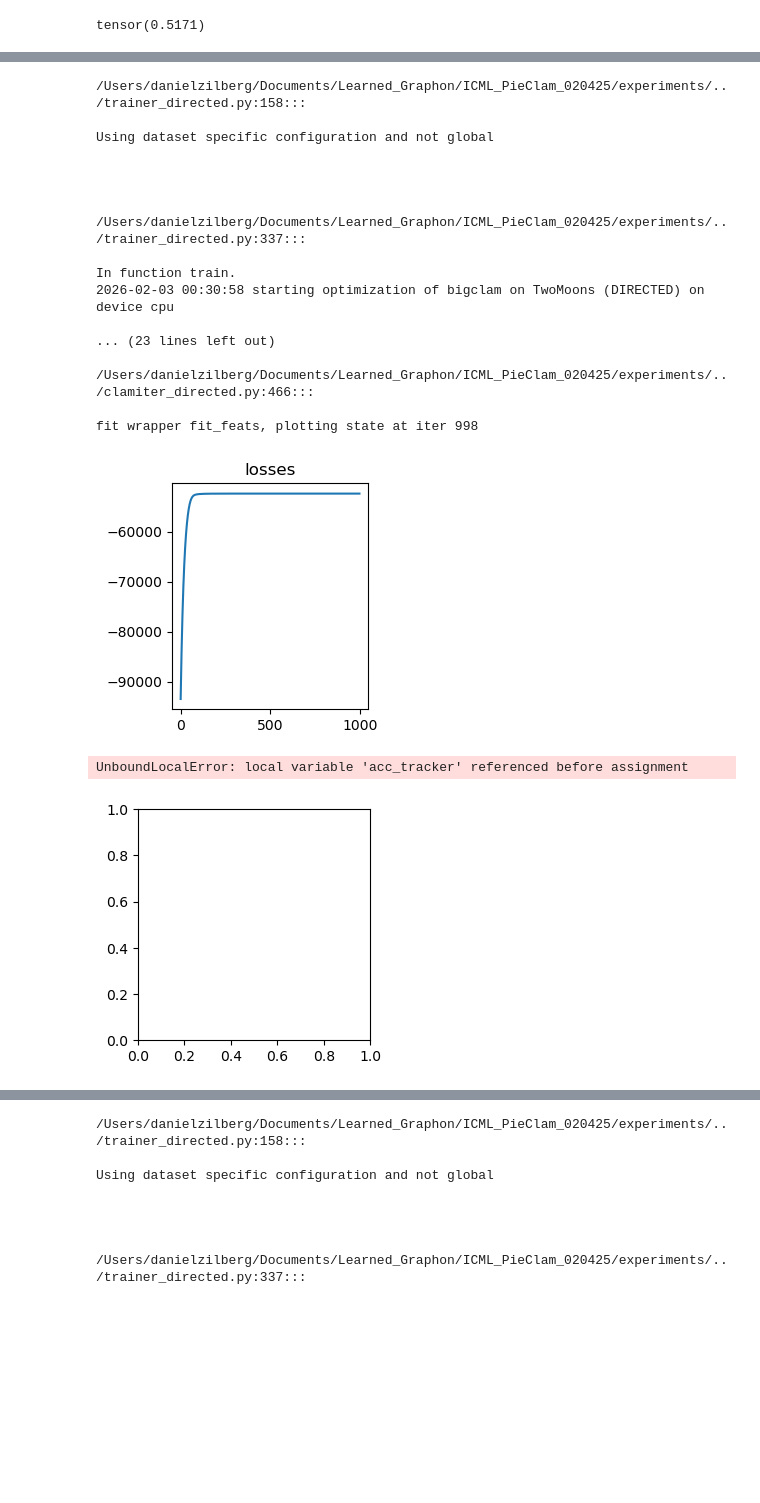
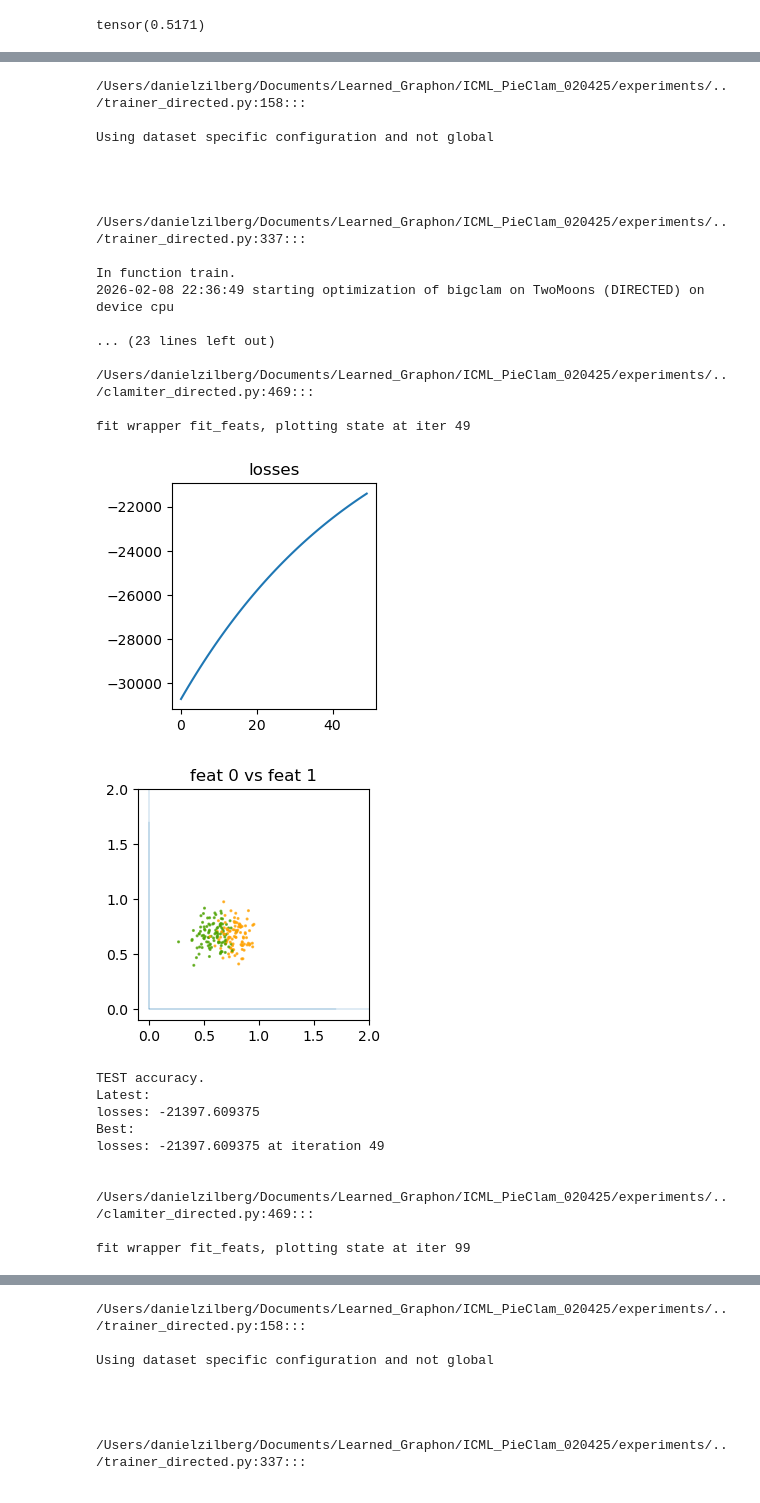
Before and after one commit to danizil/PieClam, a Jupyter notebook: experiments/shapes_clamdip.ipynb, the cells around one changed output, grey strips where cells are left out. Saved outputs shown, nothing was run; the diff lists cells and outputs as text; code cells hidden in the pictures; blank space fills up the shorter version.

Commit message:
added shapes and sbm experiments

```diff
--- a/experiments/shapes_clamdip.ipynb
+++ b/experiments/shapes_clamdip.ipynb
@@ -29,29 +34,37 @@ mean_x_2moons
 tensor(0.5171)
 # %%
 
+%matplotlib inline
 
 #* NEXT ARE DIFFERENT DEFINITIONS FOR 2 COMMUNITY GRAPHS
-num_samples = 500
+num_samples = 200
 
 # SHAPES FROM NF CLASS
 # todo: import dataset
 #* two moons
 graph_two_moons, dist_two_moons = sim.sample_normflows_dist(num_samples, 'TwoMoons', directed=True)
 
-mean_x_2moons = graph_two_moons.x[:, 0].mean(dim=0)
-graph_two_moons.y = (graph_two_moons.x[:, 0] > mean_x_2moons).int()
-
-# #* circular gaussian mixture
-graph_circ_gaus, dist_circ_gaus = sim.sample_normflows_dist(num_samples, 'Circ', directed=True)
-
 _, axes_moons = plt.subplots(1, 2, figsize=(6, 3))
-plot_2dgraph(graph_two_moons, lorenz_fig_lims=False, x_fig_lim=[-0.1, 1.1], ax=axes_moons[0], draw_edges=True, title='', x_label='Sender', y_label='Receiver')
+plot_2dgraph(graph_two_moons, lorenz_fig_lims=False, x_fig_lim=[-0.1, 1.1], ax=axes_moons[0], draw_edges=True, title='', x_label='Sender', y_label='Receiver', community_affiliation=graph_two_moons.y)
 # plot_normflows_dist(dist_two_moons,shift=-0.5, scale=5, device=device, x_fig_lim=[-0.1, 1.1], ax=axes_moons[0])
 plot_normflows_dist(dist_two_moons, lorenz=False , x_fig_lim=[-0.1, 1.1], ax=axes_moons[1], x_label='Sender')
-_, axes_circ = plt.subplots(1, 2, figsize=(6, 3))
-plot_2dgraph(graph_circ_gaus, lorenz_fig_lims=False, x_fig_lim=[-0.1, 1.1], ax=axes_circ[0], draw_edges=True, title='', x_label='Sender', y_label='Receiver')
 
-plot_normflows_dist(dist_circ_gaus,lorenz=False, x_fig_lim=[-0.1, 1.1], ax=axes_circ[1], x_label='Sender')
+# # #* circular gaussian mixture
+# graph_circ_gaus, dist_circ_gaus = sim.sample_normflows_dist(num_samples, 'Circ', directed=True)
+
+# _, axes_circ = plt.subplots(1, 2, figsize=(6, 3))
+# plot_2dgraph(graph_circ_gaus, lorenz_fig_lims=False, x_fig_lim=[-0.1, 1.1], ax=axes_circ[0], draw_edges=True, title='', x_label='Sender', y_label='Receiver')
+
+# plot_normflows_dist(dist_circ_gaus,lorenz=False, x_fig_lim=[-0.1, 1.1], ax=axes_circ[1], x_label='Sender')
+
+#* two gaussians mixture
+# graph_chub_gaus, dist_chub_gaus = sim.sample_normflows_dist(num_samples, 'ChubGaus', directed=True)
+
+
+# _, axes_chubs = plt.subplots(1, 2, figsize=(6, 3))
+# plot_2dgraph(graph_chub_gaus, lorenz_fig_lims=False, community_affiliation=graph_chub_gaus.y, x_fig_lim=[-0.1, 1.1], ax=axes_chubs[0], draw_edges=True, title='', x_label='Sender', y_label='Receiver')
+
+# plot_normflows_dist(dist_chub_gaus,lorenz=False, x_fig_lim=[-0.1, 1.1], ax=axes_chubs[1], x_label='Sender')
 #todo: make all of the nodes the same color
 
 
@@ -68,6 +85,6 @@ plot_normflows_dist(dist_circ_gaus,lorenz=False, x_fig_lim=[-0.1, 1.1], ax=axes_
 # %%
 config_triplets = [
-                    ['feat_opt', 'n_iter', 999],
+                    ['feat_opt', 'n_iter', 120],
                     ['feat_opt', 'lr', 0.00005],
                     ['prior_opt', 'n_iter', 2000],
                     ['prior_opt', 'lr', 0.00005],
@@ -77,45 +94,56 @@ config_triplets = [
                 ]
 
 
-
+#! why do the high sender nodes get pushed to high receiver and vise versa? they switch places completely, is this sanity or a bug?
 trainer_bigclam_twomoons = dTrainer(
                 model_name='bigclam',
                 task=None,
                 device=device,
                 dataset=graph_two_moons.clone(),
                 use_global_config_base=False,
                 config_triplets_to_change=config_triplets,
                 prior=None,
                 attr_opt=False, # move to clamiter init configs
                 attr_transform='auto',
                 )
 
+#! maybe what we do after the update is not correct?
 losses_bigclam_moons, logcut_bigclam_moons, l2_bigclam_moons = trainer_bigclam_twomoons.train(
-    performance_metric= 'cut_log',
+    performance_metric= None,
     init_feats=True,
     init_type='small_gaus',
-    plot_every=-1,
+    plot_every=50,
+    acc_every=10,
     verbose=False,
     draw_edges=False
 )
 # %% [output]
 /Users/danielzilberg/Documents/Learned_Graphon/ICML_PieClam_020425/experiments/../trainer_directed.py:158:::
 
 Using dataset specific configuration and not global
 
 
 
 
 /Users/danielzilberg/Documents/Learned_Graphon/ICML_PieClam_020425/experiments/../trainer_directed.py:337:::
 
 In function train.
-2026-02-03 00:30:58 starting optimization of bigclam on TwoMoons (DIRECTED) on device cpu
+2026-02-08 22:36:49 starting optimization of bigclam on TwoMoons (DIRECTED) on device cpu
 
 ... (23 lines left out)
 
-/Users/danielzilberg/Documents/Learned_Graphon/ICML_PieClam_020425/experiments/../clamiter_directed.py:466:::
+/Users/danielzilberg/Documents/Learned_Graphon/ICML_PieClam_020425/experiments/../clamiter_directed.py:469:::
 
-fit wrapper fit_feats, plotting state at iter 998
+fit wrapper fit_feats, plotting state at iter 49
-[figure, old version]
+[figure, new version]
+[figure, new version]
-UnboundLocalError: local variable 'acc_tracker' referenced before assignment
+TEST accuracy.
+Latest:
+losses: -21397.609375
+Best:
+losses: -21397.609375 at iteration 49
+
+
+/Users/danielzilberg/Documents/Learned_Graphon/ICML_PieClam_020425/experiments/../clamiter_directed.py:469:::
+
+fit wrapper fit_feats, plotting state at iter 99
-[figure, old version]
```
Also changed, not shown: parts of 5 cells of this notebook, 6 other files.
